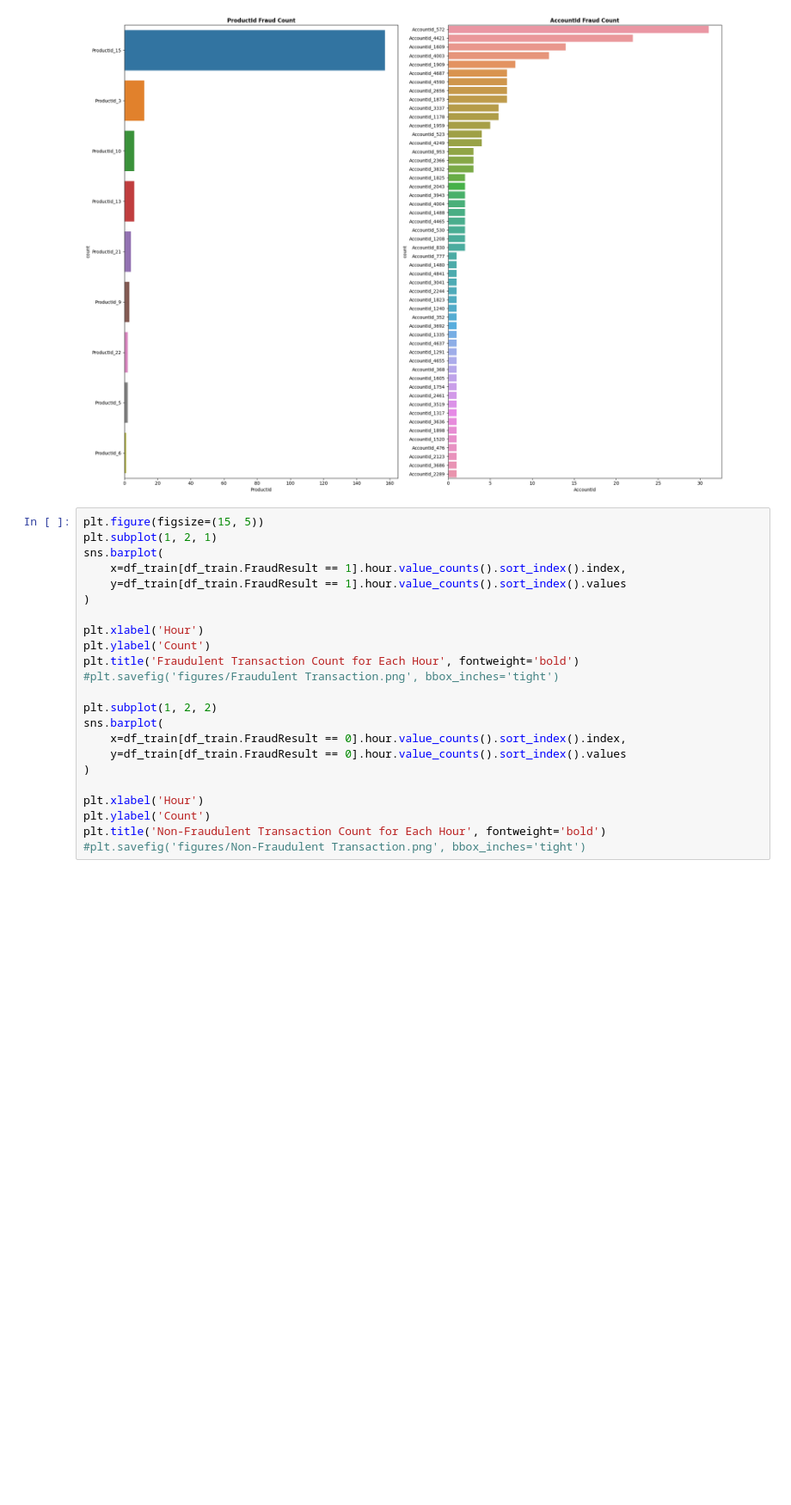
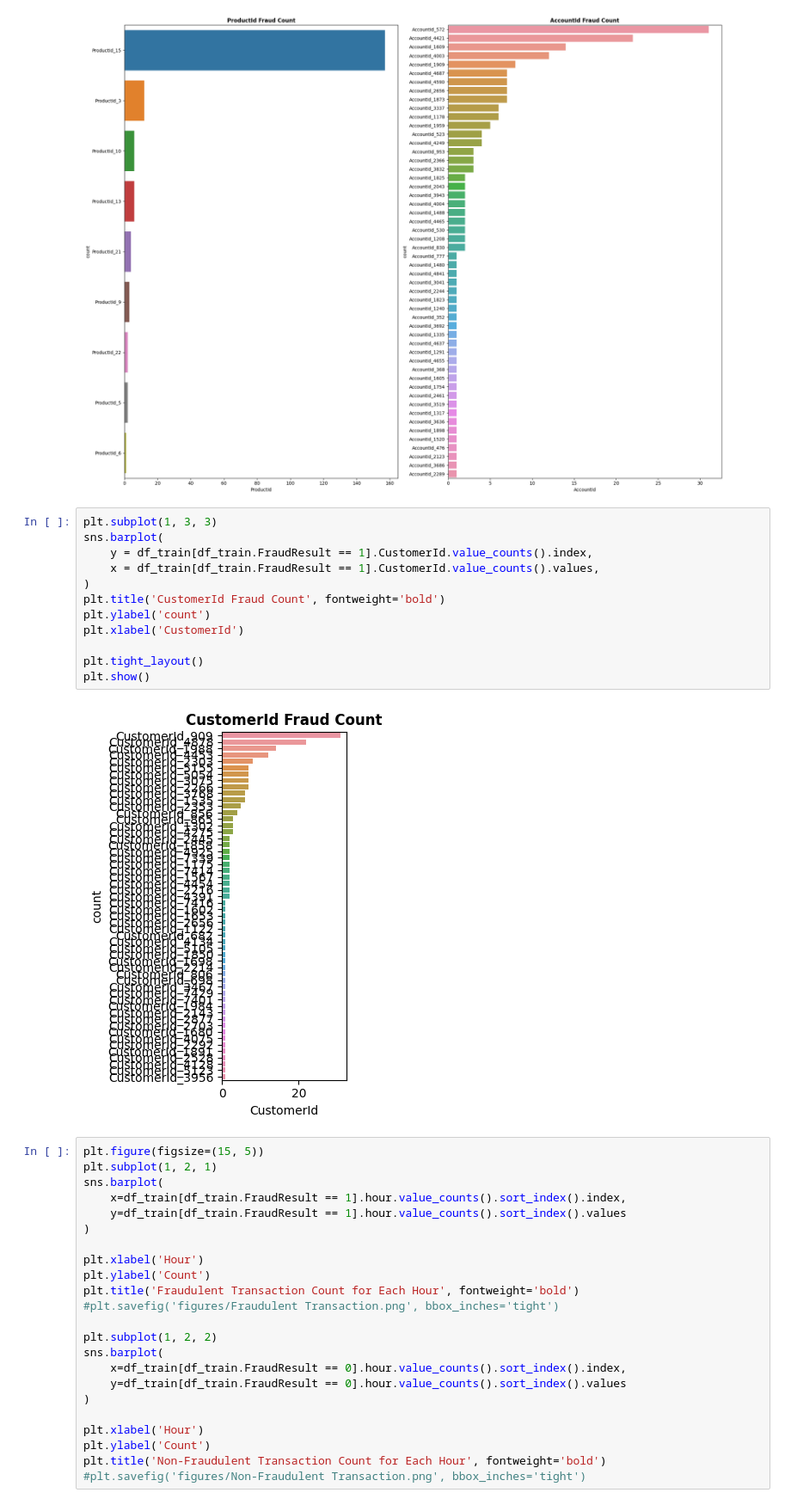
Before and after one commit to aanysofia/Fraud-Detection, a Jupyter notebook: Fraud_detection.ipynb, the cells around one changed output. Shown at 86% size. Saved outputs shown, nothing was run; the diff lists cells and outputs as text; blank space fills up the shorter version.

```diff
--- a/Fraud_detection.ipynb
+++ b/Fraud_detection.ipynb
@@ -336,6 +336,20 @@ plt.tight_layout()
 plt.show()
 # %% [output]
 [figure]
+# %%
+plt.subplot(1, 3, 3)
+sns.barplot(
+    y = df_train[df_train.FraudResult == 1].CustomerId.value_counts().index,
+    x = df_train[df_train.FraudResult == 1].CustomerId.value_counts().values,
+)
+plt.title('CustomerId Fraud Count', fontweight='bold')
+plt.ylabel('count')
+plt.xlabel('CustomerId')
+
+plt.tight_layout()
+plt.show()
+# %% [output]
+[figure, added]
 # %%
 plt.figure(figsize=(15, 5))
 plt.subplot(1, 2, 1)
```
Also changed, not shown: parts of 3 cells of this notebook.
